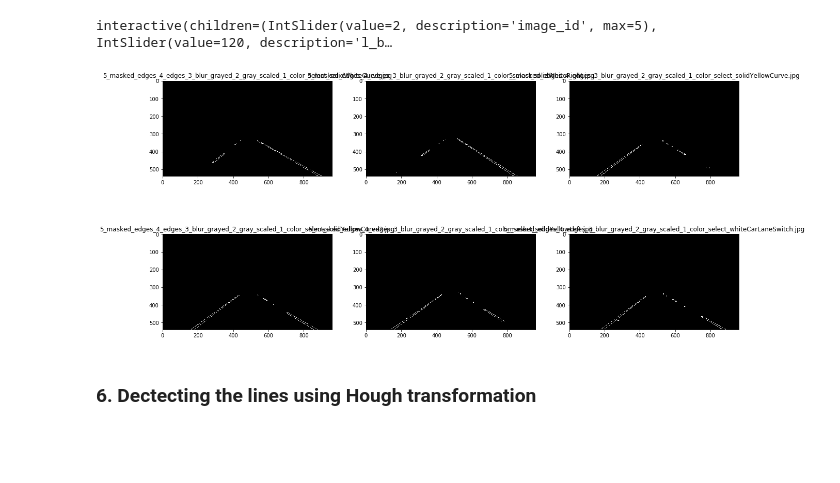
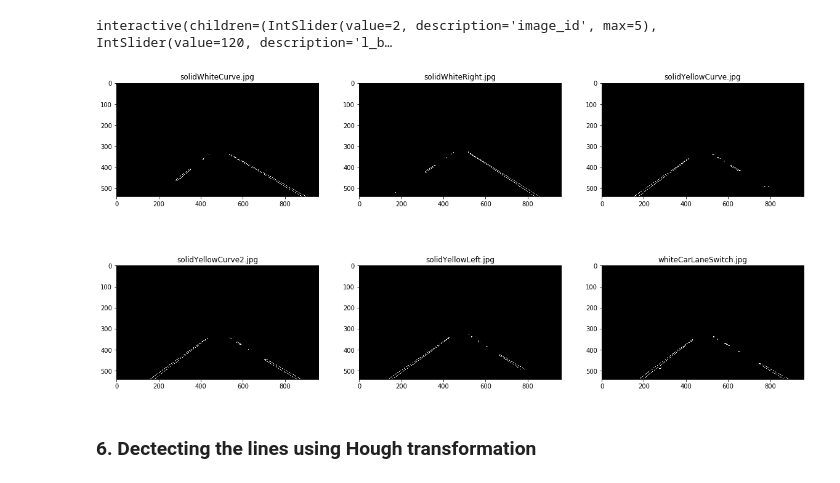
Before and after one commit to IbnouT/Finding-Lane-Lines-Udacity, a Jupyter notebook: P1.ipynb, the cells around one changed output. Drawn from its saved outputs; the diff is of its cells as text; code cells hidden in the pictures; blank space fills up the shorter version.

```diff
--- a/P1.ipynb
+++ b/P1.ipynb
@@ -279,7 +281,7 @@ def white_yellow_selection(image):
     return image_selection
 # %%
 # Select While+Yellow color from all images
-white_yellow_test_images = [(white_yellow_selection(image), '1_color_select_'+file) for (image, file) in test_images]
+white_yellow_test_images = [(white_yellow_selection(image), file) for (image, file) in test_images]
 show_images(white_yellow_test_images, img_per_row=2, figsize=(20, 20))
-save_images(white_yellow_test_images)
+save_images(white_yellow_test_images, filename_prefix='1_color_select_')
 # %% [output]
@@ -287,7 +289,7 @@ save_images(white_yellow_test_images)
 # %% [markdown]
 ### 3. Generating gray scale images
 # %%
-gray_test_images = [(grayscale(image), '2_gray_scaled_'+file) for (image, file) in white_yellow_test_images]
+gray_test_images = [(grayscale(image), file) for (image, file) in white_yellow_test_images]
 show_images(gray_test_images, img_per_row=3, in_gray=True, figsize=(20, 10))
-save_images(gray_test_images)
+save_images(gray_test_images, filename_prefix='2_gray_scaled_', in_gray=True)
 # %% [output]
@@ -316,8 +318,8 @@ interactive(children=(IntSlider(value=0, description='image_id', max=5), IntSlid
 # %%
 # Value selected after playing with several values from the interactive function define above
 kernel_size = 5
-blur_gray_test_images = [(gaussian_blur(image, kernel_size), '3_blur_grayed_'+file) for (image, file) in gray_test_images]
+blur_gray_test_images = [(gaussian_blur(image, kernel_size), file) for (image, file) in gray_test_images]
 
 show_images(blur_gray_test_images, img_per_row=3, in_gray=True, figsize=(20, 10))
-save_images(blur_gray_test_images)
+save_images(blur_gray_test_images, filename_prefix='3_blur_grayed_', in_gray=True)
 # %% [output]
@@ -356,8 +358,8 @@ interactive(children=(IntSlider(value=2, description='image_id', max=5), IntSlid
 # Value selected after playing with the interactive canny function
 low_threshold = 50
 high_threshold = 150
-edges_test_images = [(canny(image, low_threshold, high_threshold), '4_edges_'+file) for (image, file) in blur_gray_test_images]
+edges_test_images = [(canny(image, low_threshold, high_threshold), file) for (image, file) in blur_gray_test_images]
 
 show_images(edges_test_images, img_per_row=3, in_gray=True, figsize=(20, 10))
-save_images(edges_test_images)
+save_images(edges_test_images, filename_prefix='4_edges_', in_gray=True)
 # %% [output]
@@ -400,12 +402,12 @@ interactive(children=(IntSlider(value=2, description='image_id', max=5), IntSlid
 # %%
 # Value selected after playing with the interactive canny function
 vertices = np.array([[(120, IMG_H-1),(442, 322), (520, 322), (926, IMG_H-1)]], dtype=np.int32)
-masked_edges_test_images = [(region_of_interest(image, vertices), '5_masked_edges_'+file) for (image, file) in edges_test_images]
+masked_edges_test_images = [(region_of_interest(image, vertices), file) for (image, file) in edges_test_images]
 
 show_images(masked_edges_test_images, img_per_row=3, in_gray=True, figsize=(20, 10))
-save_images(masked_edges_test_images)
+save_images(masked_edges_test_images, filename_prefix='5_masked_edges_', in_gray=True)
 # %% [output]
-[figure, old version]
+[figure, new version]
 # %% [markdown]
 ### 6. Dectecting the lines using Hough transformation
 # %%
```
Also changed, not shown: parts of 7 cells of this notebook, 54 other files.
